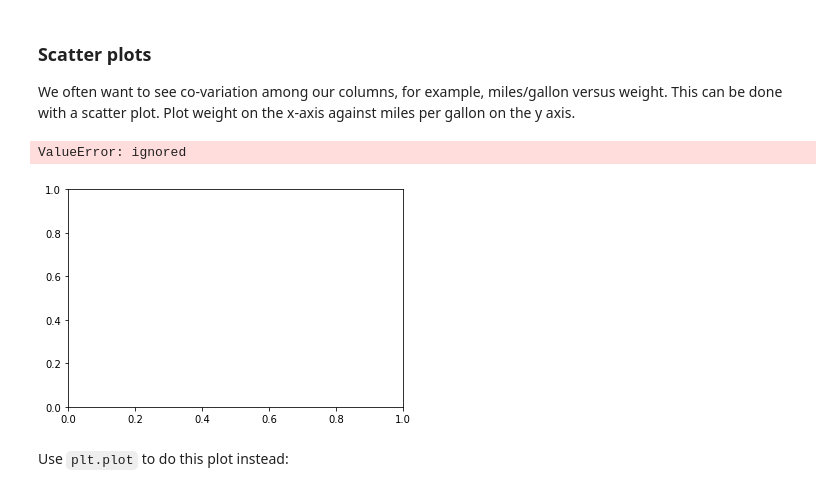
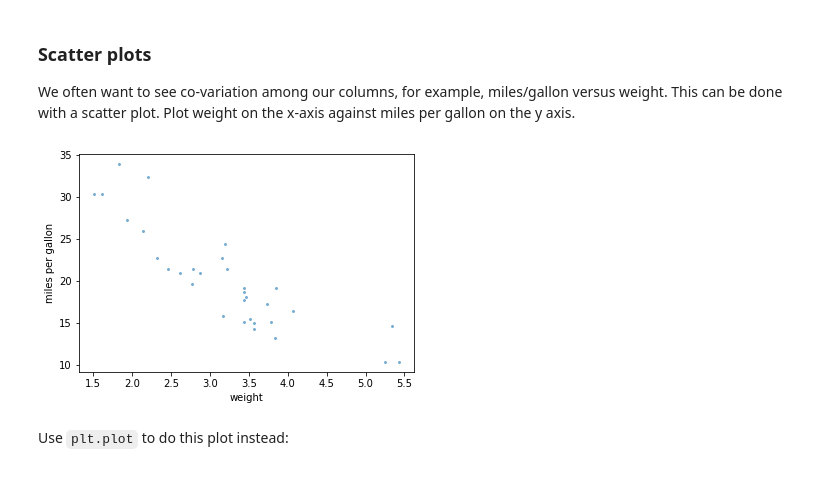
Before and after one commit to AlizaShamsi/NumericalPython, a Jupyter notebook: distribute_lab3.ipynb, the cells around one changed output. Saved outputs shown, nothing was run; the diff lists cells and outputs as text; code cells hidden in the pictures.

```diff
--- a/distribute_lab3.ipynb
+++ b/distribute_lab3.ipynb
@@ -103,12 +103,11 @@ plt.legend()
 ### Scatter plots
 We often want to see co-variation among our columns, for example, miles/gallon versus weight.  This can be done with a scatter plot. Plot weight on the x-axis against miles per gallon on the y axis.
 # %%
-plt.scatter(dfcars.wt,dfcars.mpg,s=2,alpha=0.5,marker=)
+plt.scatter(dfcars.wt,dfcars.mpg,s=4,alpha=0.5)
 plt.xlabel("weight");
 plt.ylabel("miles per gallon");
 # %% [output]
-ValueError: ignored
-[figure, old version]
+[figure, new version]
 # %% [markdown]
 Use `plt.plot` to do this plot instead:
 # %%
```
Also changed, not shown: parts of 1 cell of this notebook.
